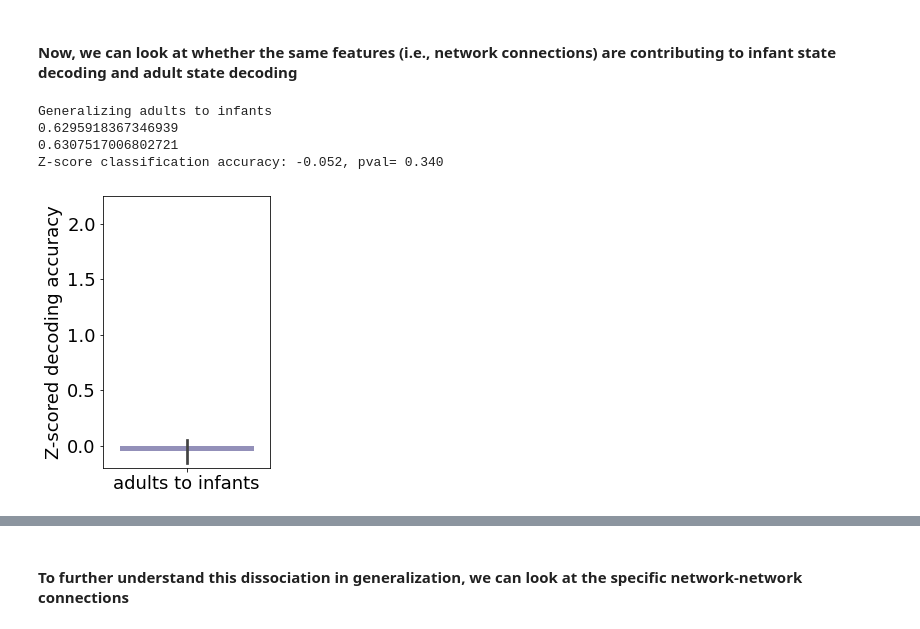
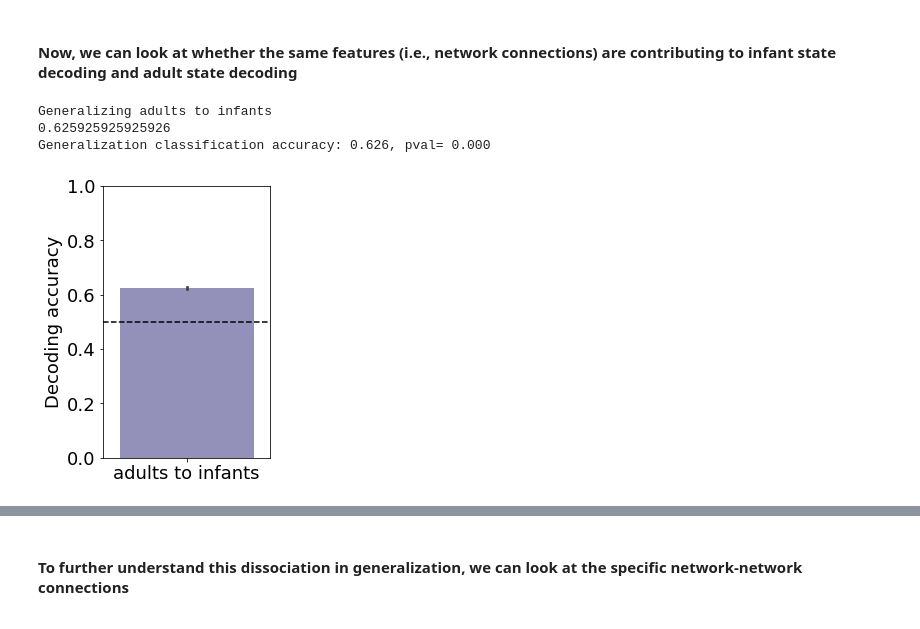
Before and after one commit to ntblab/infant_neuropipe, a Jupyter notebook: scripts/RestingState/RestingState.ipynb, the cells around one changed output, grey strips where cells are left out. Drawn from its saved outputs; the diff is of its cells as text; code cells hidden in the pictures.

Commit message:
add lesion approach, make subsampling default for classification, add H-B corrections

```diff
--- a/scripts/RestingState/RestingState.ipynb
+++ b/scripts/RestingState/RestingState.ipynb
@@ -1590,3 +1668,7 @@ pval_matrix=np.zeros((len(reorganized_networks),len(reorganized_networks)))*np.n
 for n1, n2 in itertools.combinations_with_replacement(np.arange(len(reorganized_networks)),2):
     pval_matrix[n1, n2]=randomise_diff_2sample(collapsed_networks_sleep[:,n1, n2],
                                                    collapsed_networks_movie[:,n1, n2],resample_num=10000)[0]
+
+# Additionally calculate holm-bonferroni corrected pvals
+sig_pval_matrix, flattened_pvals, corrected_thresholds = holms_bonferroni_correction(pval_matrix, alpha=0.05)
+sig_ys, sig_xs = np.where(sig_pval_matrix==1)
@@ -1621,9 +1705,14 @@ temp_diff_matrix[one_minus_pval_matrix<=pval_thresh]=np.nan
 temp_diff_matrix[difference_matrix==0]=np.nan
 temp_diff_matrix[difference_matrix<0]=np.nan
 
+# indicate those that survive correction
+for i in np.arange(len(sig_ys)):
+    if ~np.isnan(temp_diff_matrix[sig_ys[i],sig_xs[i]]):
+        plt.annotate('.',(sig_xs[i],sig_ys[i]),fontsize=28,color='white')
+
 # Plot the correlation matrix
 im=ax.imshow(temp_diff_matrix, interpolation='None', cmap='bone_r',vmin=0,vmax=0.00004)
-ax.set_title('Difference in infant all to movie vs. rest\n one minus pval (thresholed < %s)' %(1-pval_thresh))
+ax.set_title('Difference in infants sleep vs. movie to %s \n one minus pval (threshold < %s)' %(adult_name,1-pval_thresh))
 
 # Pull out the bin edges between the different networks
 ax.set_xticks(np.arange(len(reorganized_networks)))
@@ -1652,9 +1741,13 @@ temp_diff_matrix[one_minus_pval_matrix<=pval_thresh]=np.nan
 temp_diff_matrix[difference_matrix==0]=np.nan
 temp_diff_matrix[difference_matrix>0]=np.nan
 
+for i in np.arange(len(sig_ys)):
+    if ~np.isnan(temp_diff_matrix[sig_ys[i],sig_xs[i]]):
+        plt.annotate('.',(sig_xs[i],sig_ys[i]),fontsize=28,color='white')
+
 # Plot the correlation matrix
 im=ax.imshow(temp_diff_matrix, interpolation='None', cmap='bone',vmax=0,vmin=-0.00004)
-ax.set_title('Difference in infant all to movie vs. rest\n one minus pval (thresholed < %s)' %(1-pval_thresh))
+ax.set_title('Difference in infants sleep vs. movie to %s\n one minus pval (threshold < %s)' %(adult_name,1-pval_thresh))
 
 # Pull out the bin edges between the different networks
 ax.set_xticks(np.arange(len(reorganized_networks)))
@@ -1951,51 +2104,58 @@ f.savefig(save_plot_dir+'adult_state_decoding_networks_thr.svg')
 # %%
 C_val=1 # best value above
 
-skf=StratifiedKFold(n_splits=nKFolds)
-rep_skf=RepeatedStratifiedKFold(n_splits=nKFolds,n_repeats=int(nPerm/nKFolds))
+kf=KFold(n_splits=nKFolds)
 
 print('Generalizing adults to infants')
 np.random.seed(0)
 
 # Train the classifier with the best hyperparameter using training and validation set
 classifier = SVC(kernel='linear', C=C_val)
-clf = classifier.fit(all_adult_data.T, all_adult_labels)
 
-# Test the classifier
+# First, get the same number of labels for each category
 gen_scores=[]
-for train_group, test_group in skf.split(all_infant_data.T,all_infant_labels):
-    score = clf.score(all_infant_data[:,train_group].T, all_infant_labels[train_group])
+for split in range(nKFolds):
+
+    # subsample the labels from the larger category
+    if sum(np.array(all_adult_labels)==1) > sum(np.array(all_adult_labels)==0):
+        small_cat_idxs=np.where(np.array(all_adult_labels)==0)[0]
+        large_cat_idxs=np.random.choice(np.where(np.array(all_adult_labels)==1)[0], len(small_cat_idxs), replace=False)
+    else:
+        small_cat_idxs=np.where(np.array(all_adult_labels)==1)[0]
+        large_cat_idxs=np.random.choice(np.where(np.array(all_adult_labels)==0)[0], len(small_cat_idxs), replace=False)
+
+    # combine them
+    all_idxs=np.hstack((small_cat_idxs,large_cat_idxs))
+
+    # update the training data and labels so they are balanced
+    train_data = all_adult_data[:, all_idxs]
+    train_label = all_adult_labels[all_idxs]
+
+    clf = classifier.fit(train_data.T, train_label)
+
+    # Test the classifier
+    score = clf.score(all_infant_data.T, all_infant_labels)
     gen_scores.append(score)
+
 print(np.nanmean(gen_scores))
 
-random_gen_scores=[]
-for train_group, test_group in rep_skf.split(all_infant_data.T,all_infant_labels):
-    temp_labels=np.copy(all_infant_labels)
-    np.random.shuffle(temp_labels)
-
-    score = clf.score(all_infant_data[:,train_group].T, temp_labels[train_group])
-    random_gen_scores.append(score)
-print(np.nanmean(random_gen_scores))
-
-z_gen_scores=(gen_scores-np.nanmean(random_gen_scores))/np.nanstd(random_gen_scores)
-
 # Calculate stats
-pval,CIs=bootstrap_mean(z_gen_scores)
-print('Z-score classification accuracy: %0.3f, pval= %0.3f' % (np.nanmean(z_gen_scores),pval))
+pval,CIs=bootstrap_mean(gen_scores,null_vall=0.5)
+print('Generalization classification accuracy: %0.3f, pval= %0.3f' % (np.nanmean(gen_scores),pval))
 
 # Plot it!
 fig=plt.figure(figsize=(3,5))
-sns.barplot(np.ones(len(z_gen_scores)),z_gen_scores,color=sns.color_palette('Purples')[3])
+sns.barplot(np.ones(len(gen_scores)),gen_scores,color=sns.color_palette('Purples')[3])
 
-plt.ylim(-0.2,2.25)
-plt.ylabel('Z-scored decoding accuracy',fontsize=18)
+plt.ylim(0,1)
+plt.ylabel('Decoding accuracy',fontsize=18)
 plt.yticks(fontsize=18)
 plt.xticks([0],['adults to infants'],fontsize=18)
-fig.savefig(save_plot_dir+'adult_generalize_infant_decoding_state.svg')
+plt.axhline(0.5,linestyle='dashed',color='black')
+fig.savefig(save_plot_dir+'adult_generalize_infant_decoding_state_subsampling.svg')
 # %% [output]
 Generalizing adults to infants
-0.6295918367346939
-0.6307517006802721
-Z-score classification accuracy: -0.052, pval= 0.340
+0.625925925925926
+Generalization classification accuracy: 0.626, pval= 0.000
-[figure, old version]
+[figure, new version]
 # %%
```
Also changed, not shown: parts of 29 cells of this notebook.
